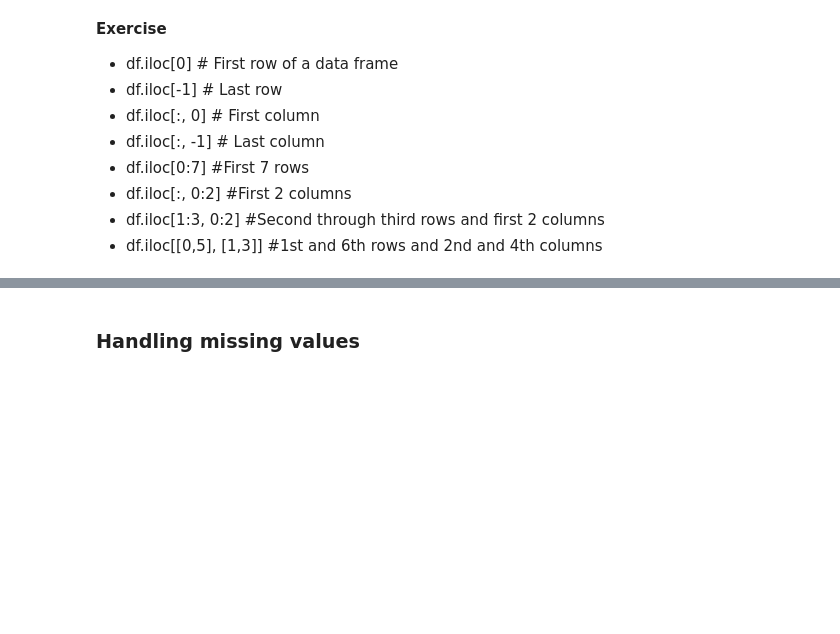
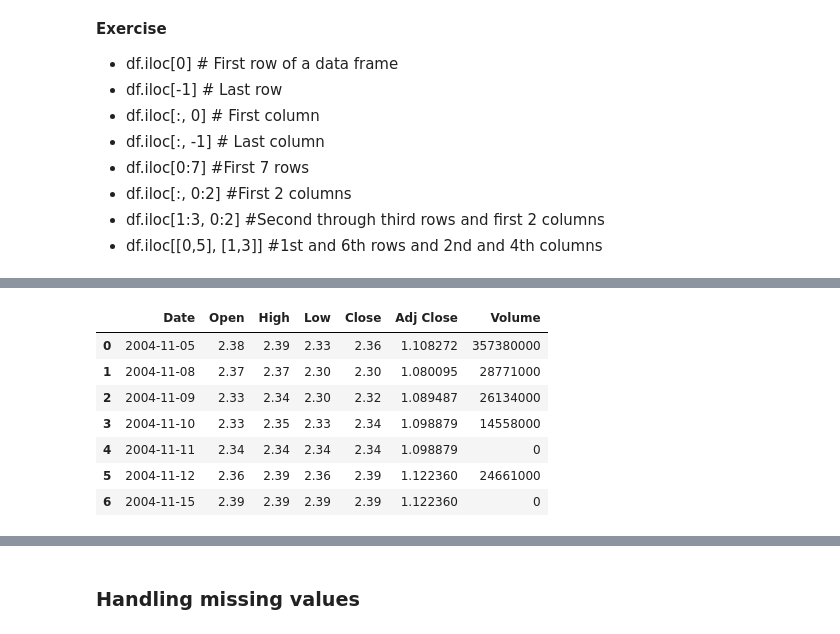
Before and after one commit to optusudhaval/buildingAI, a Jupyter notebook: notebooks/module-2/OptusU_AIB_Module_2_AI_Libraries_in_Python.ipynb, the cells around one changed output, grey strips where cells are left out. Saved outputs shown, nothing was run; the diff lists cells and outputs as text; code cells hidden in the pictures; blank space fills up the shorter version.

```diff
--- a/notebooks/module-2/OptusU_AIB_Module_2_AI_Libraries_in_Python.ipynb
+++ b/notebooks/module-2/OptusU_AIB_Module_2_AI_Libraries_in_Python.ipynb
@@ -484,0 +552,12 @@ df_singtel_stock_market_closing_prices.iloc[10:20, [0, 2, 4]]
+# %%
+#df.iloc[0:7] #First 7 rows
+df_singtel_stock_market_closing_prices.iloc[0:7]
+# %% [output]
+|  | Date | Open | High | Low | Close | Adj Close | Volume |
+| 0 | 2004-11-05 | 2.38 | 2.39 | 2.33 | 2.36 | 1.108272 | 357380000 |
+| 1 | 2004-11-08 | 2.37 | 2.37 | 2.30 | 2.30 | 1.080095 | 28771000 |
+| 2 | 2004-11-09 | 2.33 | 2.34 | 2.30 | 2.32 | 1.089487 | 26134000 |
+| 3 | 2004-11-10 | 2.33 | 2.35 | 2.33 | 2.34 | 1.098879 | 14558000 |
+| 4 | 2004-11-11 | 2.34 | 2.34 | 2.34 | 2.34 | 1.098879 | 0 |
+| 5 | 2004-11-12 | 2.36 | 2.39 | 2.36 | 2.39 | 1.122360 | 24661000 |
+| 6 | 2004-11-15 | 2.39 | 2.39 | 2.39 | 2.39 | 1.122360 | 0 |
```
Also changed, not shown: parts of 8 cells of this notebook.
